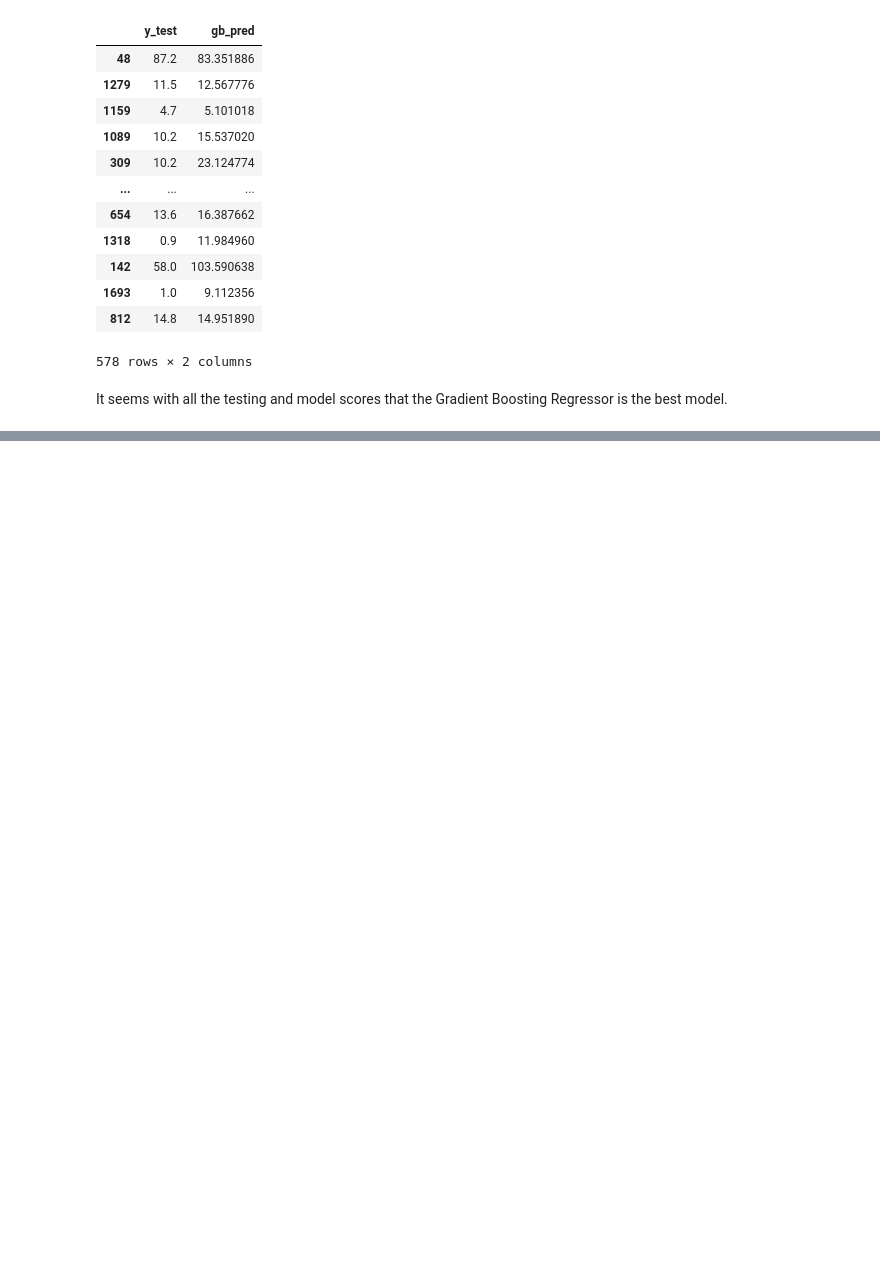
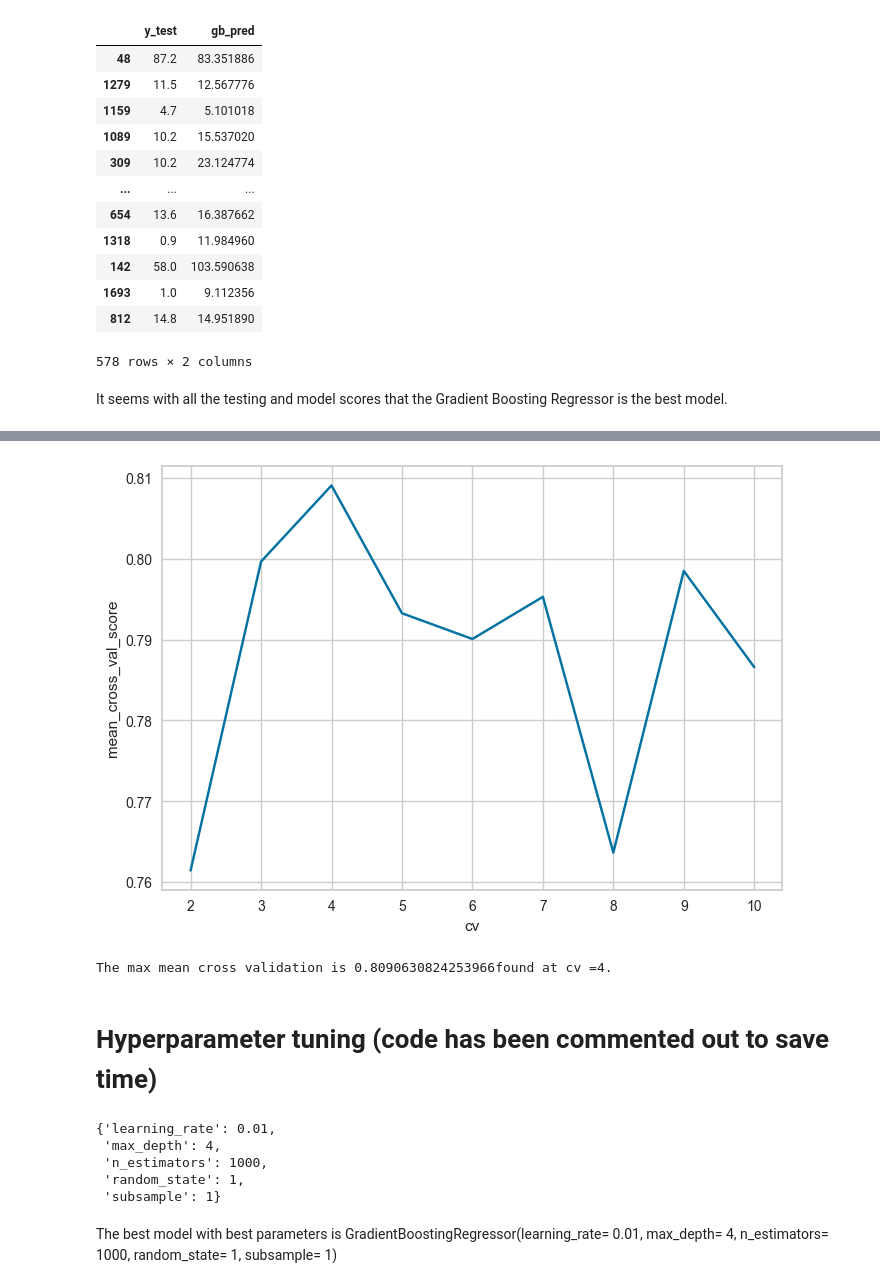
Before and after one commit to saptarshipal1/Largest_companies, a Jupyter notebook: company_value_pred.ipynb, the cells around one changed output, grey strips where cells are left out. Drawn from its saved outputs; the diff is of its cells as text; code cells hidden in the pictures; blank space fills up the shorter version.

```diff
--- a/company_value_pred.ipynb
+++ b/company_value_pred.ipynb
@@ -352,0 +370,13 @@ It seems with all the testing and model scores that the Gradient Boosting Regres
+# %%
+cv_model = model_gb
+# %%
+cv_comparison = pd.DataFrame({'cv': [2,3,4,5,6,7,8,9,10],'mean_cross_val_score': [np.mean(cross_val_score(cv_model, X_train, y_train, cv=2))
+                                                                                 ,np.mean(cross_val_score(cv_model, X_train, y_train, cv=3))
+                                                                                 ,np.mean(cross_val_score(cv_model, X_train, y_train, cv=4))
+                                                                                 ,np.mean(cross_val_score(cv_model, X_train, y_train, cv=5))
+                                                                                 ,np.mean(cross_val_score(cv_model, X_train, y_train, cv=6))
+                                                                                 ,np.mean(cross_val_score(cv_model, X_train, y_train, cv=7))
+                                                                                 ,np.mean(cross_val_score(cv_model, X_train, y_train, cv=8))
+                                                                                 ,np.mean(cross_val_score(cv_model, X_train, y_train, cv=9))
+                                                                                 ,np.mean(cross_val_score(cv_model, X_train, y_train, cv=10))]})
+cv_comparison.sort_values(by = ['mean_cross_val_score'],ascending =False)
@@ -352,0 +394,31 @@ It seems with all the testing and model scores that the Gradient Boosting Regres
+# %%
+sns.lineplot(x=cv_comparison['cv'],y=cv_comparison['mean_cross_val_score'])
+plt.show()
+# %% [output]
+[figure, added]
+# %%
+print('The max mean cross validation is ' + str(cv_comparison.sort_values(by = ['mean_cross_val_score'],ascending =False).iloc[0,1]) + 'found at cv ='+str(cv_comparison.sort_values(by = ['mean_cross_val_score'],ascending =False).iloc[0,0]) + '.')
+# %% [output]
+The max mean cross validation is 0.8090630824253966found at cv =4.
+# %% [markdown]
+# Hyperparameter tuning (code has been commented out to save time)
+# %%
+
+param_grid = {'n_estimators':[500,1000,2000],'learning_rate':[.001,0.01,.1],'max_depth':[1,2,4],'subsample':[.5,.75,1],'random_state':[1]}
+
+CV_model = GridSearchCV(estimator=cv_model, param_grid=param_grid, cv= cv_comparison.sort_values(by = ['mean_cross_val_score'],ascending =False).iloc[0,0])
+CV_model.fit(X_train, y_train)
+
+CV_model.best_params_
+# %% [output]
+{'learning_rate': 0.01,
+ 'max_depth': 4,
+ 'n_estimators': 1000,
+ 'random_state': 1,
+ 'subsample': 1}
+# %% [markdown]
+The best model with best parameters is GradientBoostingRegressor(learning_rate= 0.01,
+ max_depth= 4,
+ n_estimators= 1000,
+ random_state= 1,
+ subsample= 1)
```
Also changed, not shown: parts of 12 cells of this notebook, 10 other files.
